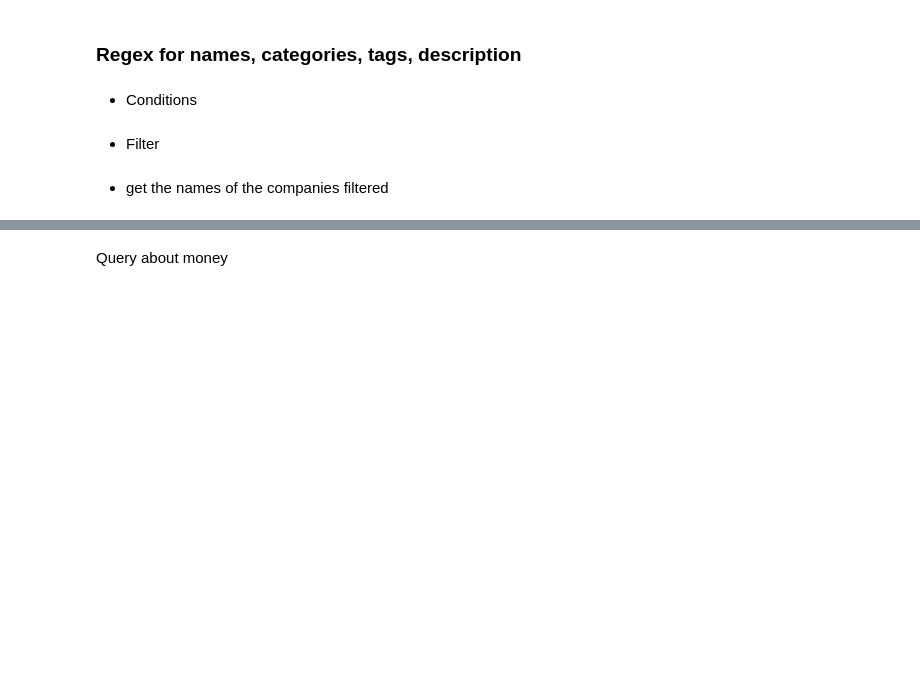
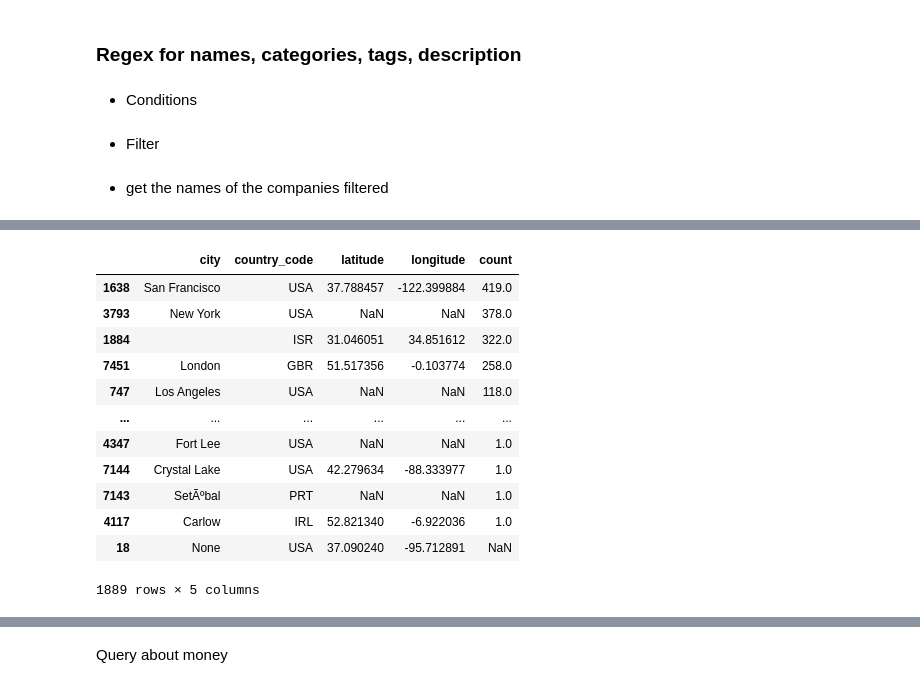
Before and after one commit to David-TC13/project3_best-ubication, a Jupyter notebook: query_mongo.ipynb, the cells around one changed output, grey strips where cells are left out. Drawn from its saved outputs; the diff is of its cells as text; code cells hidden in the pictures; blank space fills up the shorter version.

```diff
--- a/query_mongo.ipynb
+++ b/query_mongo.ipynb
@@ -70,0 +197,17 @@ list(companies_name)
+# %%
+df.drop_duplicates(subset = ['city'], inplace = True)
+df
+# %% [output]
+|  | city | country_code | latitude | longitude | count |
+| 1638 | San Francisco | USA | 37.788457 | -122.399884 | 419.0 |
+| 3793 | New York | USA | NaN | NaN | 378.0 |
+| 1884 |  | ISR | 31.046051 | 34.851612 | 322.0 |
+| 7451 | London | GBR | 51.517356 | -0.103774 | 258.0 |
+| 747 | Los Angeles | USA | NaN | NaN | 118.0 |
+| ... | ... | ... | ... | ... | ... |
+| 4347 | Fort Lee | USA | NaN | NaN | 1.0 |
+| 7144 | Crystal Lake | USA | 42.279634 | -88.333977 | 1.0 |
+| 7143 | SetÃºbal | PRT | NaN | NaN | 1.0 |
+| 4117 | Carlow | IRL | 52.821340 | -6.922036 | 1.0 |
+| 18 | None | USA | 37.090240 | -95.712891 | NaN |
+1889 rows × 5 columns
```
Also changed, not shown: parts of 24 cells of this notebook.
